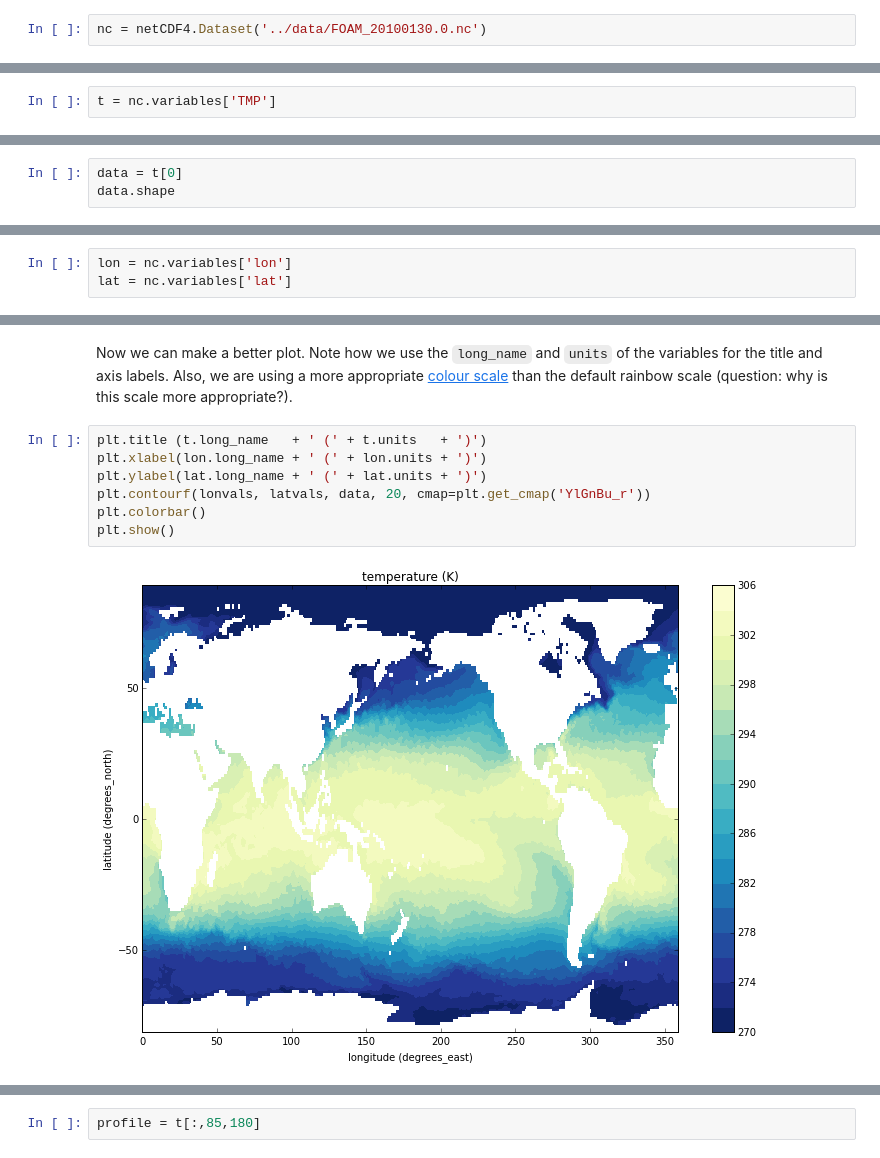
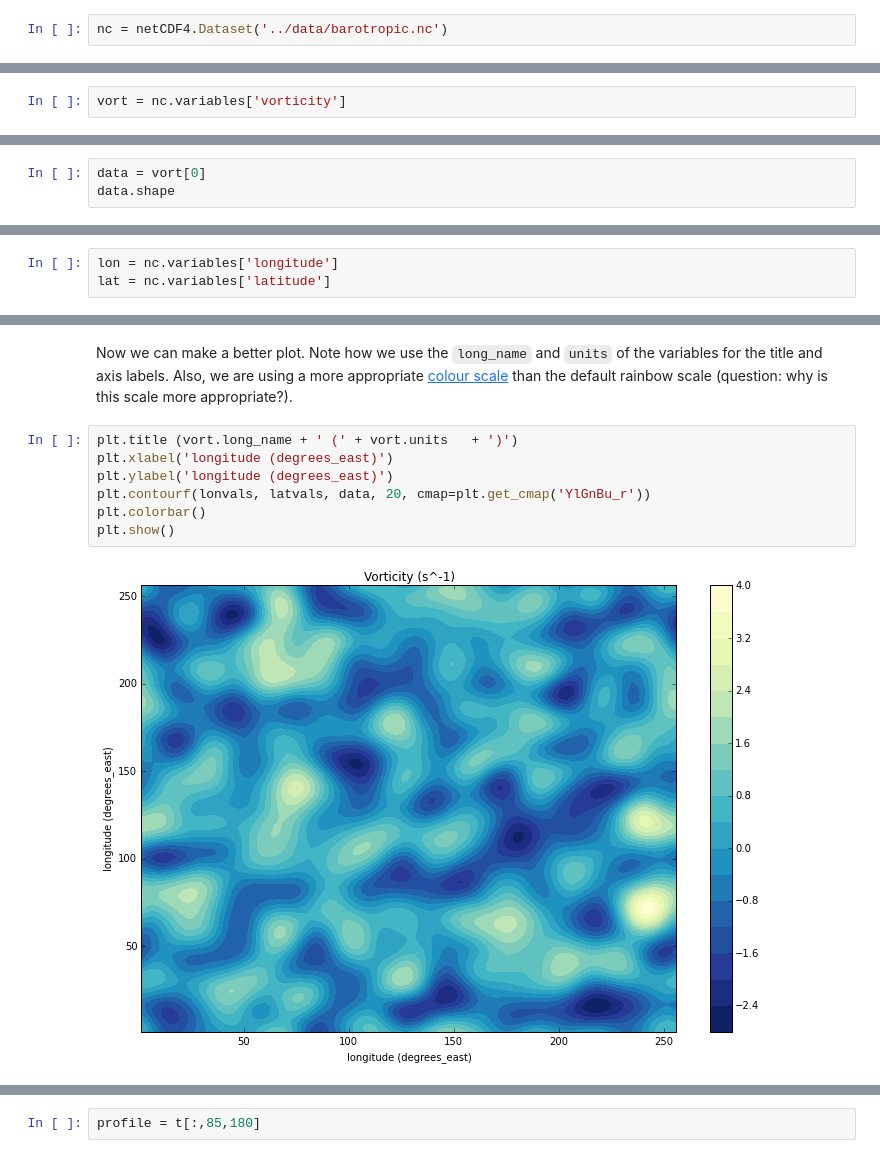
Before and after one commit to jonblower/python-viz-intro, a Jupyter notebook: Lesson 3. Plotting data from NetCDF files/3. Plotting data from NetCDF files.ipynb, the cells around one changed output, grey strips where cells are left out. Drawn from its saved outputs; the diff is of its cells as text.

Commit message:
Added section on plotting data from DALEC and from barotropic vorticity model, plus other more minor additions

```diff
--- a/Lesson 3. Plotting data from NetCDF files/3. Plotting data from NetCDF files.ipynb
+++ b/Lesson 3. Plotting data from NetCDF files/3. Plotting data from NetCDF files.ipynb
@@ -26,5 +26,5 @@ We've put some data files in the `data` directory. Let's open one of them.
 # %%
-nc = netCDF4.Dataset('../data/FOAM_20100130.0.nc')
+nc = netCDF4.Dataset('../data/barotropic.nc')
 # %% [markdown]
 We can see what variables we have in the dataset with `nc.variables`. This returns a [*dictionary*](http://www.pythonforbeginners.com/dictionary/how-to-use-dictionaries-in-python) of Variable objects, the keys of which give the identifiers of the variables:
 # %%
@@ -56,5 +38,5 @@ Let's say we want to plot the temperature variable. Let's get a handle to this v
 # %%
-t = nc.variables['TMP']
+vort = nc.variables['vorticity']
 # %% [markdown]
 We can find its units:
 # %%
@@ -96,4 +78,4 @@ So there are 20 values of depth, 171 of latitude and 360 of longitude. We're jus
 # %%
-data = t[0]
+data = vort[0]
 data.shape
 # %% [output]
@@ -120,6 +102,6 @@ We know from above that there is a dimension called 'lat' and a dimension called
 # %%
-lon = nc.variables['lon']
-lat = nc.variables['lat']
+lon = nc.variables['longitude']
+lat = nc.variables['latitude']
 # %% [markdown]
 Now we can read the actual values of longitude and latitude. Note that "`[:]`" means "read all the values from the variable".
 # %%
@@ -128,13 +110,13 @@ latvals = lat[:]
 # %% [markdown]
 Now we can make a better plot. Note how we use the `long_name` and `units` of the variables for the title and axis labels. Also, we are using a more appropriate [colour scale](http://matplotlib.org/examples/color/colormaps_reference.html) than the default rainbow scale (question: why is this scale more appropriate?).
 # %%
-plt.title (t.long_name   + ' (' + t.units   + ')')
-plt.xlabel(lon.long_name + ' (' + lon.units + ')')
-plt.ylabel(lat.long_name + ' (' + lat.units + ')')
+plt.title (vort.long_name + ' (' + vort.units   + ')')
+plt.xlabel('longitude (degrees_east)')
+plt.ylabel('longitude (degrees_east)')
 plt.contourf(lonvals, latvals, data, 20, cmap=plt.get_cmap('YlGnBu_r'))
 plt.colorbar()
 plt.show()
 # %% [output]
-[figure, old version]
+[figure, new version]
 # %% [markdown]
 (By the way, you can resize the plot by dragging its bottom right-hand corner. Try it!)
```
Also changed, not shown: parts of 17 cells of this notebook, 4 other files.
